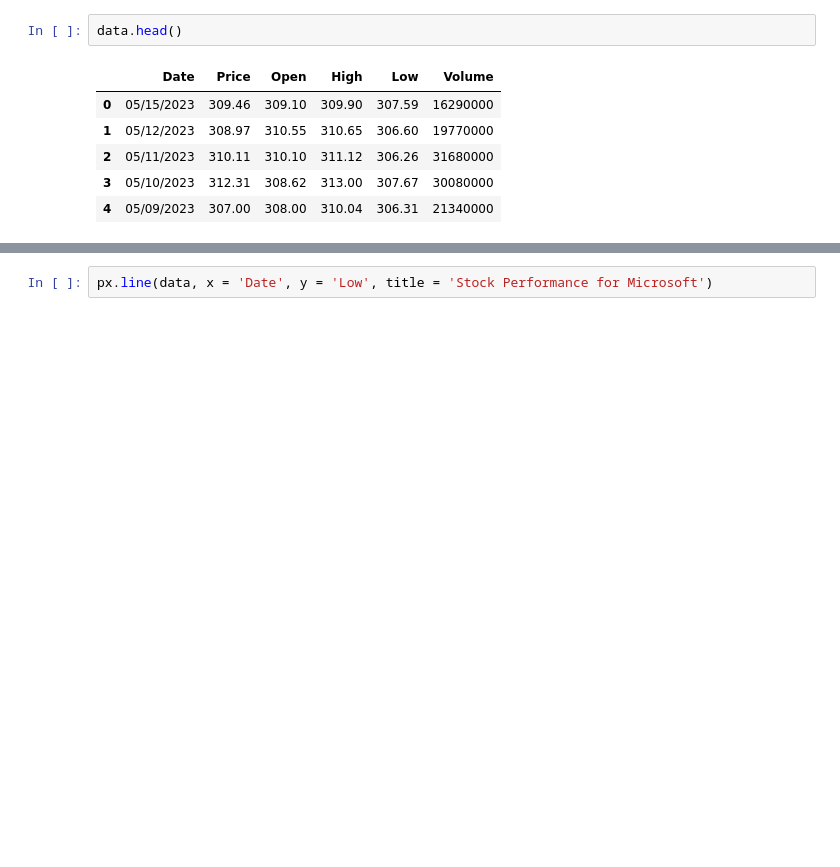
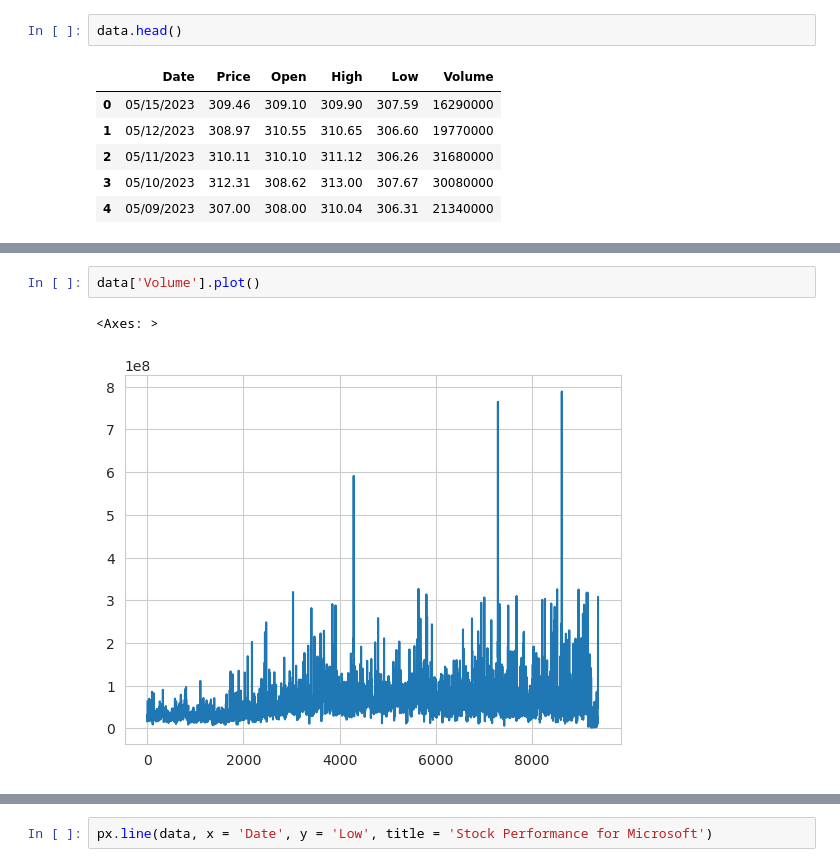
Before and after one commit to ArjuK97/ArjuK97, a Jupyter notebook: microsoft-stocks-from-1986-2023.ipynb, the cells around one changed output, grey strips where cells are left out. Drawn from its saved outputs; the diff is of its cells as text; blank space fills up the shorter version.

```diff
--- a/microsoft-stocks-from-1986-2023.ipynb
+++ b/microsoft-stocks-from-1986-2023.ipynb
@@ -109,0 +151,5 @@ memory usage: 439.3 KB
+# %%
+data['Volume'].plot()
+# %% [output]
+<Axes: >
+[figure, added]
```
Also changed, not shown: parts of 49 cells of this notebook.
